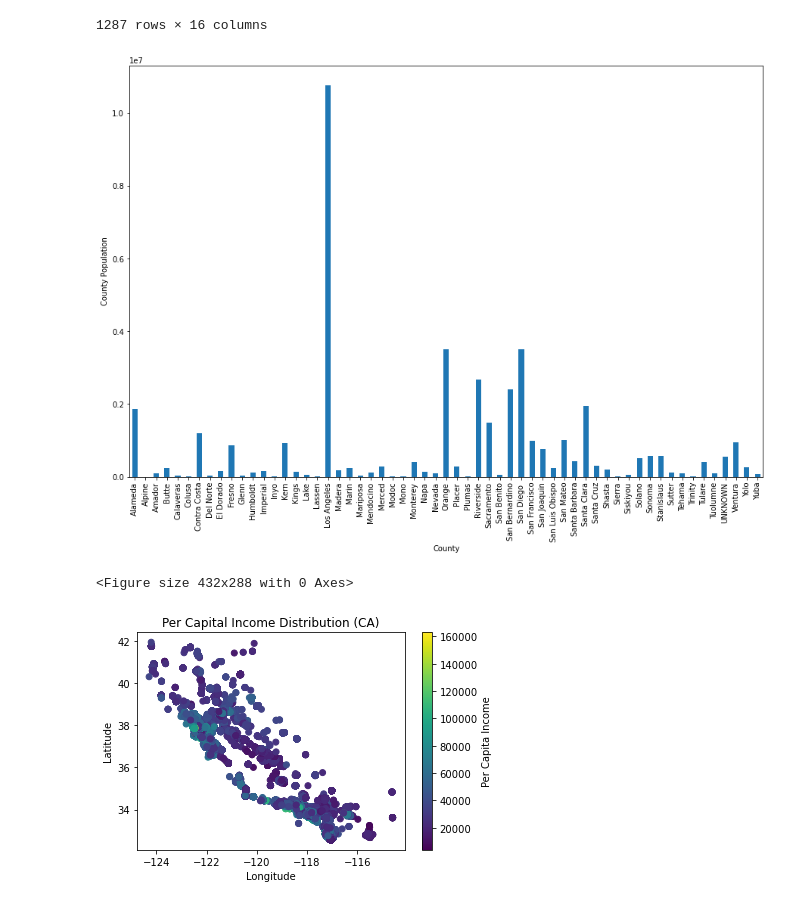
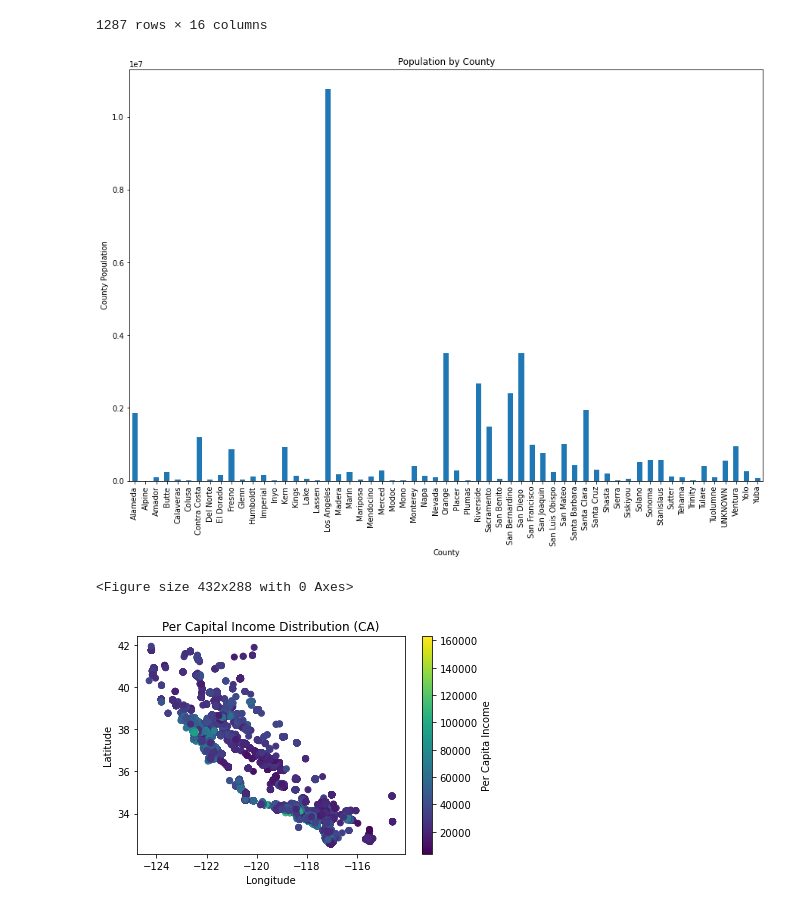
Before and after one commit to vsanga04/Project-1, a Jupyter notebook: Provider_data.ipynb, the cells around one changed output. Cells and saved outputs as stored; diff of their text form; code cells hidden in the pictures.

```diff
--- a/Provider_data.ipynb
+++ b/Provider_data.ipynb
@@ -347,20 +348,21 @@ subset_df
 # %%
 county_pop = subset_df.groupby(["County"])
 county_pop_sum = county_pop["Population"].sum()
 county_pop_sum
 
 
 county_pop_chart = county_pop_sum.plot(kind='bar', figsize = (15,10))
 
 # Set the xlabel and ylabel using class methods
 county_pop_chart.set_xlabel("County")
 county_pop_chart.set_ylabel("County Population")
 
+plt.title("Population by County")
 plt.savefig("output_figures/County_Population.png")
 plt.show()
 plt.tight_layout()
 # %% [output]
-[figure, old version]
+[figure, new version]
 <Figure size 432x288 with 0 Axes>
 # %%
 
```
Also changed, not shown: parts of 4 cells of this notebook, 5 other files.
